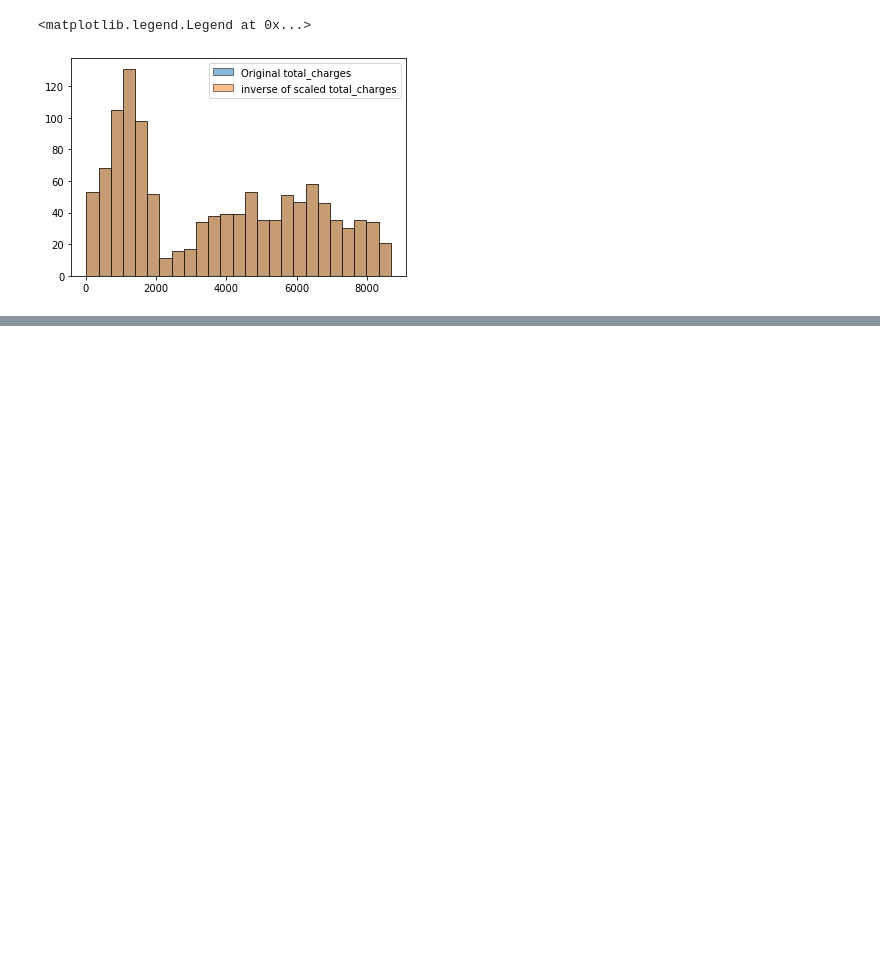
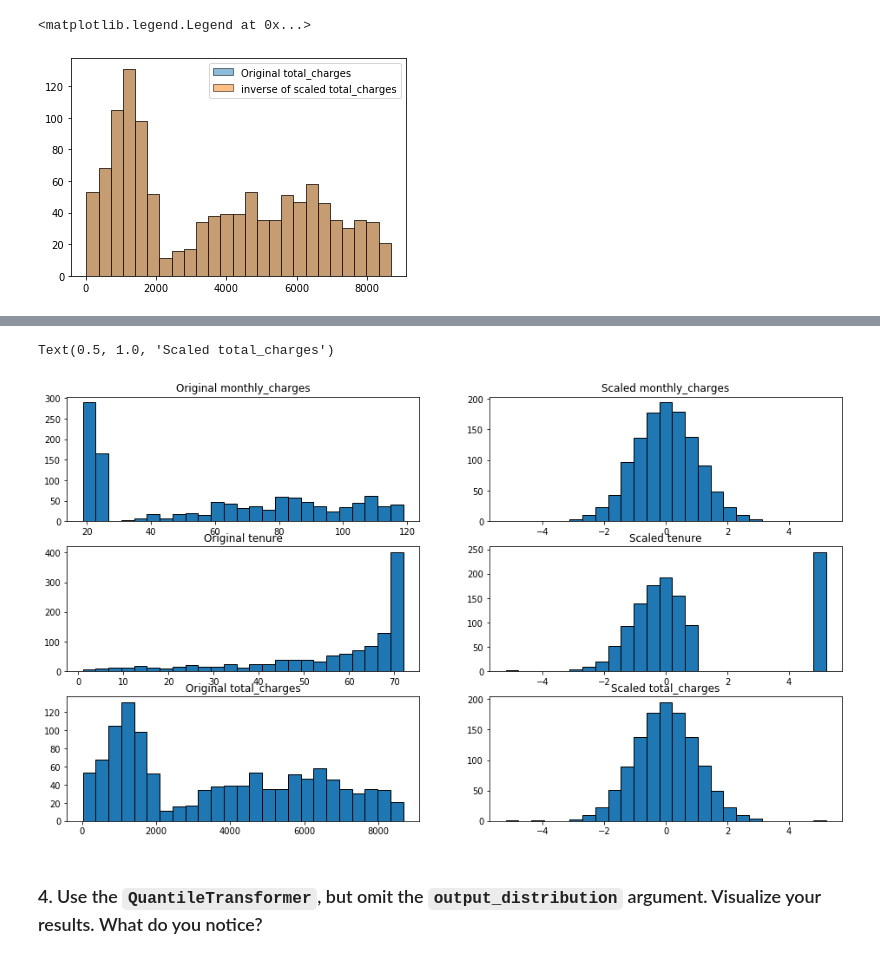
Before and after one commit to Yongliang-Shi/regression-exercises, a Jupyter notebook: scaling.ipynb, the cells around one changed output, grey strips where cells are left out. Drawn from its saved outputs; the diff is of its cells as text; code cells hidden in the pictures; blank space fills up the shorter version.

Commit message:
quantile transform the numeric data and visualize the results

```diff
--- a/scaling.ipynb
+++ b/scaling.ipynb
@@ -400,0 +403,6 @@ plt.legend()
+# %%
+# Create the quantile transformer object
+
+X = columns_to_scale = ['monthly_charges', 'tenure', 'total_charges']
+
+scaled_cols = sklearn.preprocessing.quantile_transform(train[X], output_distribution='normal')
@@ -400,0 +418,4 @@ plt.legend()
+# %%
+scaled_cols = pd.DataFrame(scaled_cols,
+                           index=train.index,
+                           columns = ['monthly_charges_scaled', 'tenure_scaled', 'total_charges_scaled'])
@@ -400,0 +431,2 @@ plt.legend()
+# %%
+train_quantile = pd.concat([train, scaled_cols], axis=1)
@@ -400,0 +442,29 @@ plt.legend()
+# %%
+# Visualize the results of quantile-transforming scaling
+
+plt.figure(figsize=(16, 9))
+plt.subplot(321)
+plt.hist(train_quantile.monthly_charges, bins=25, ec='black')
+plt.title('Original monthly_charges')
+plt.subplot(322)
+plt.hist(train_quantile.monthly_charges_scaled, bins=25, ec='black')
+plt.title('Scaled monthly_charges')
+
+plt.subplot(323)
+plt.hist(train_quantile.tenure, bins=25, ec='black')
+plt.title('Original tenure')
+plt.subplot(324)
+plt.hist(train_quantile.tenure_scaled, bins=25, ec='black')
+plt.title('Scaled tenure')
+plt.subplot(325)
+
+plt.hist(train_quantile.total_charges, bins=25, ec='black')
+plt.title('Original total_charges')
+plt.subplot(326)
+plt.hist(train_quantile.total_charges_scaled, bins=25, ec='black')
+plt.title('Scaled total_charges')
+# %% [output]
+Text(0.5, 1.0, 'Scaled total_charges')
+[figure, added]
+# %% [markdown]
+### 4. Use the `QuantileTransformer`, but omit the `output_distribution` argument. Visualize your results. What do you notice?
```
Also changed, not shown: parts of 7 cells of this notebook.
